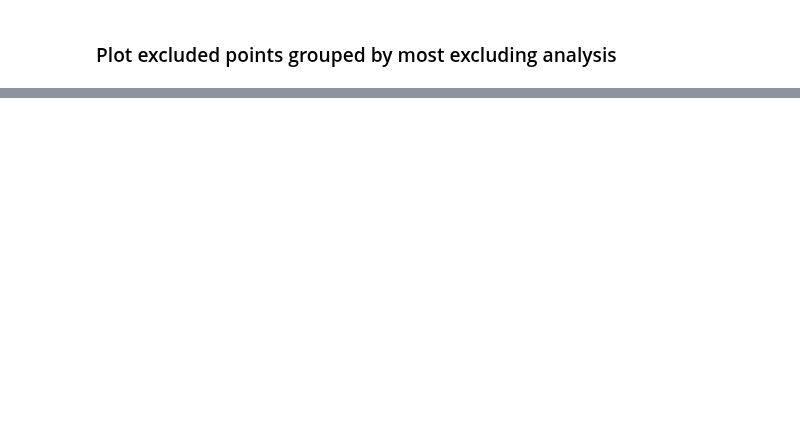
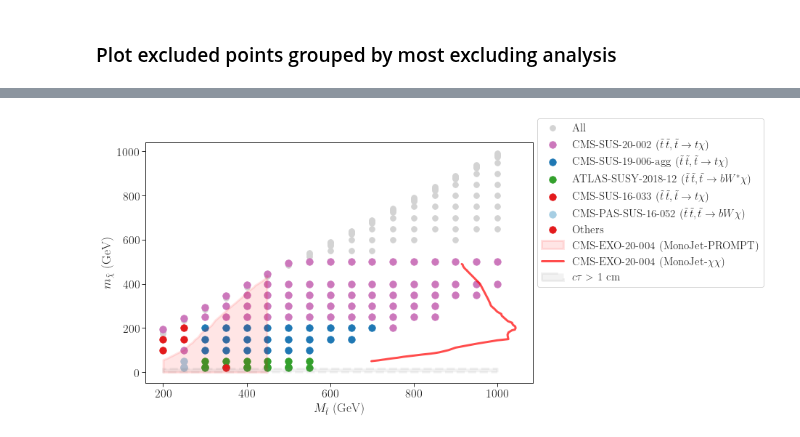
Before and after one commit to andlessa/SMStoEFT, a Jupyter notebook: notebooks/plots-SModelSScan.ipynb, the cells around one changed output, grey strips where cells are left out. Drawn from its saved outputs; the diff is of its cells as text; code cells hidden in the pictures; blank space fills up the shorter version.

```diff
--- a/notebooks/plots-SModelSScan.ipynb
+++ b/notebooks/plots-SModelSScan.ipynb
@@ -234,0 +240,53 @@ plt.show()
+# %%
+anas = excluded['label'].value_counts()
+anas.sort_values(inplace=True,ascending=False)
+
+plt.figure(figsize=(13,6))
+
+x = allowed['mass.5000002']
+y = allowed['mass.5000012']
+c_other = 'lightgray'
+plt.scatter(x,y,color=c_other,label='All',s=60)
+
+otherLabel = 'Others'
+for ana in plottingOrder:
+    x = excluded[excluded['label'] == ana]['mass.5000002']
+    y = excluded[excluded['label'] == ana]['deltaM']
+    if not ana in colorDict:
+        color = colorDict['Other']
+        plt.scatter(x,y,color=color,label=otherLabel,s=90)
+        otherLabel = None #suppress repeated label
+    else:
+        color = colorDict[ana]
+        label = convertLabel(ana)
+        plt.scatter(x,y,color=color,label=label,s=90)
+
+# Add exclusion curves
+plt.fill_between(monoJet[0],monoJet[1],label='CMS-EXO-20-004 (MonoJet-PROMPT)',linewidth=3,
+                 linestyle='-',color='red',alpha=0.1)
+plt.plot(monoJetChi[0],monoJetChi[1],label=r'CMS-EXO-20-004 (MonoJet-$\chi\chi$)',linewidth=3,
+                 linestyle='-',color='red',alpha=0.7)
+
+
+# Metastable curve
+plt.fill_between(ctau1cm[:,0],ctau1cm[:,1],label=r'$c\tau >$ 1 cm',linewidth=3,
+                 linestyle='--',color='gray',alpha=0.1)
+# offExc = excCurves['CMS-EXO-19-010 (TDTM1F,TDTM2F)']
+# c = colorDict['CMS-EXO-19-010 (TDTM1F,TDTM2F)']
+# plt.plot(offExc[:,0],offExc[:,1],label='CMS-EXO-19-010 (DT)',linewidth=3,linestyle='--',color='black')
+
+lgd = plt.legend(loc=(1.01,0.4), framealpha=1.,fontsize=15)
+# plt.yscale('log')
+# plt.ylim(1,200)
+# plt.ylim(1e-2,0.1)
+# plt.xlim(0,1000)
+# plt.xticks([0,200.,300.,400.,450.,500.,550.])
+# plt.grid()
+plt.xlabel(r'$M_{\tilde{t}}$ (GeV)')
+plt.ylabel(r'$m_{\tilde \chi}$ (GeV)')
+# plt.yticks([1e-16,1e-14,1e-12,1e-10,1e-8,1e-6,1e-4,1e-2,1e0])
+plt.tight_layout()
+# plt.savefig('stop_exclusion_deltaM.png')
+plt.show()
+# %% [output]
+[figure, added]
```
Also changed, not shown: parts of 2 cells of this notebook, 14 other files.
